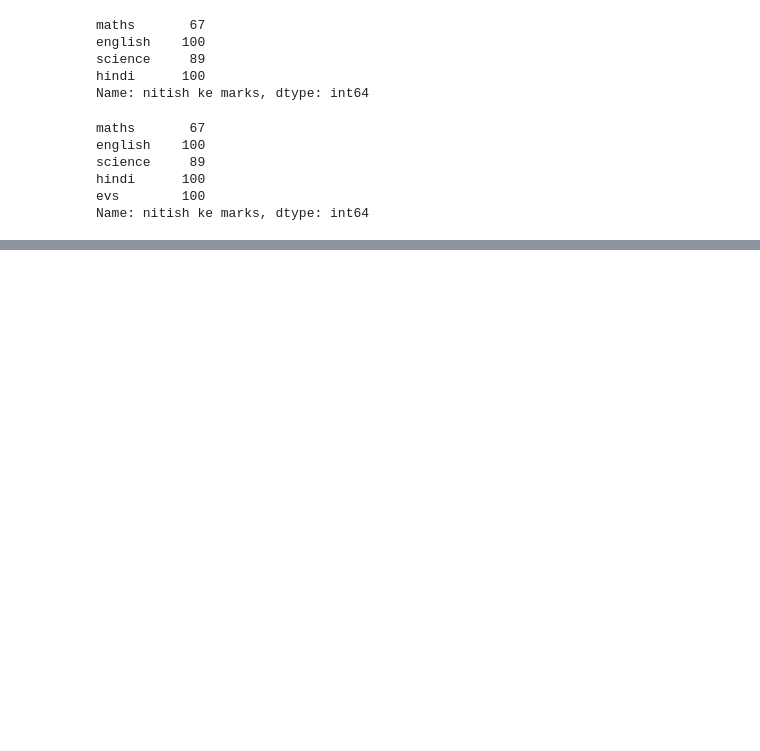
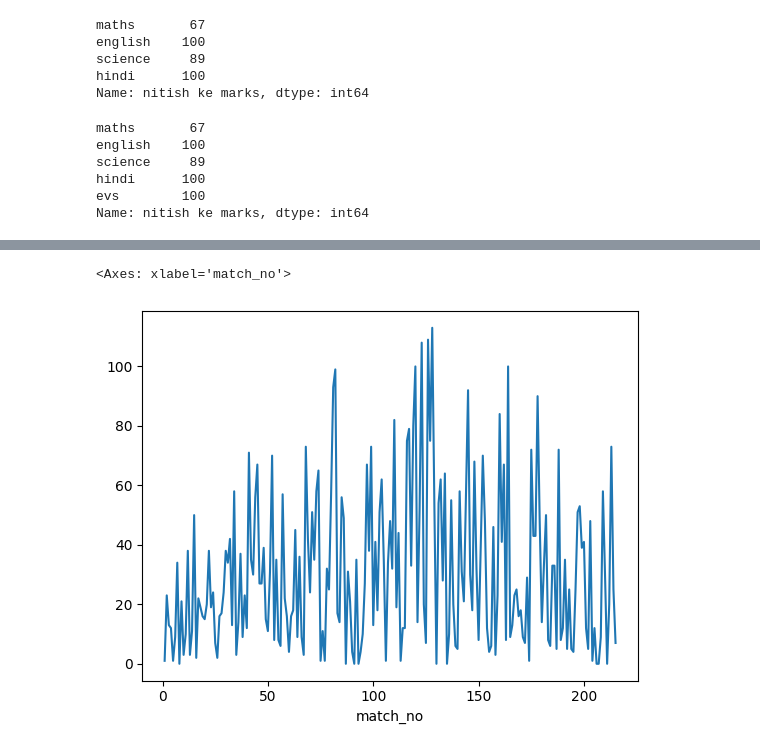
Before and after one commit to GitAi-Ganesh/github, a Jupyter notebook: Python_Libraries/Pandas/pandas.ipynb, the cells around one changed output, grey strips where cells are left out. Saved outputs shown, nothing was run; the diff lists cells and outputs as text; code cells hidden in the pictures; blank space fills up the shorter version.

```diff
--- a/Python_Libraries/Pandas/pandas.ipynb
+++ b/Python_Libraries/Pandas/pandas.ipynb
@@ -519,0 +701,5 @@ Name: nitish ke marks, dtype: int64
+# %%
+vk.plot()
+# %% [output]
+<Axes: xlabel='match_no'>
+[figure, added]
```
Also changed, not shown: parts of 24 cells of this notebook.
